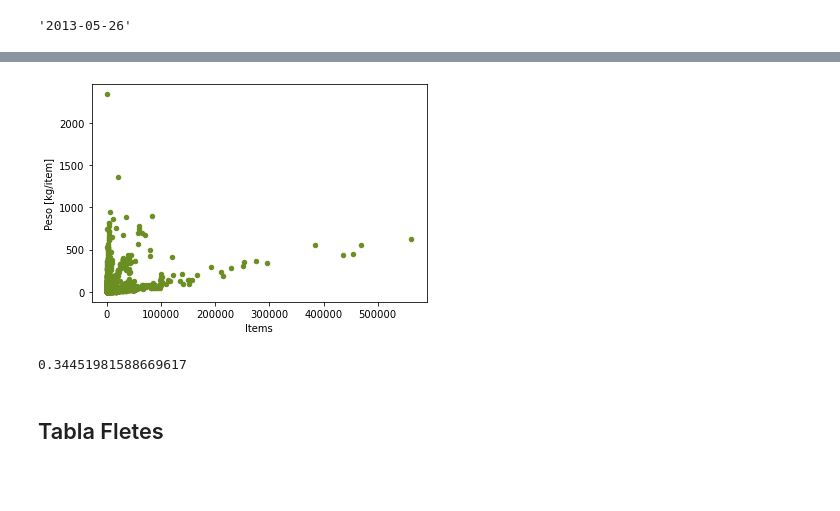
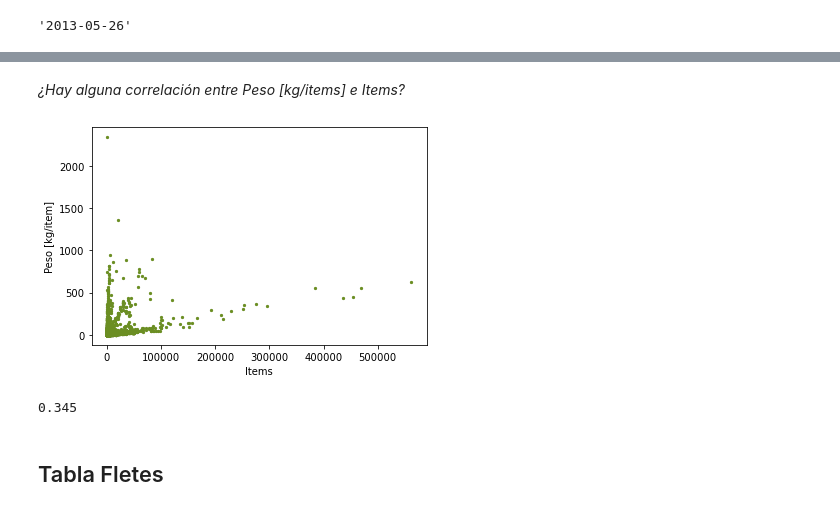
Before and after one commit to hernanrodri/Supply-Chain-Analytics, a Jupyter notebook: Supply Chain Analysis.ipynb, the cells around one changed output, grey strips where cells are left out. Drawn from its saved outputs; the diff is of its cells as text; code cells hidden in the pictures; blank space fills up the shorter version.

```diff
--- a/Supply Chain Analysis.ipynb
+++ b/Supply Chain Analysis.ipynb
@@ -106,0 +136,9 @@ pedidos_agrup
+# %%
+pedidos["Peso [kg]"] = pedidos["Items"] * pedidos["Peso [kg/item]"]
+pedidos_agrup = pedidos.groupby(by = ["Planta", "Puerto de origen", "Puerto de destino"]).agg({"Peso [kg]": ["min", "mean", "max", "std", "sum"]})
+
+total = pedidos_agrup[("Peso [kg]", "sum")].sum()
+porcentaje = lambda x: x / total * 100
+
+pedidos_agrup[("Peso [kg]", "%")] = pedidos_agrup[("Peso [kg]", "sum")].apply(porcentaje)
+pedidos_agrup.round(2)
@@ -107,14 +179,17 @@ pedidos_agrup
+# %% [markdown]
+*¿Hay alguna correlación entre Peso [kg/items] e Items?*
 # %%
-pedidos.plot("Items", "Peso [kg/item]", kind = "scatter", color = "olivedrab")
+plt.figure(1)
+plt.scatter(pedidos["Items"], pedidos["Peso [kg/item]"], s = 5, c = "olivedrab")
 plt.xlabel("Items")
 plt.ylabel("Peso [kg/item]");
 # %% [output]
-[figure, old version]
+[figure, new version]
 # %%
 r2, pvalue = pearsonr(x = pedidos["Items"], y = pedidos["Peso [kg/item]"])
-r2
+round(r2, 3)
 # %% [output]
-0.34451981588669617
+0.345
 # %% [markdown]
 ## Tabla Fletes
 # %%
```
Also changed, not shown: parts of 26 cells of this notebook.
